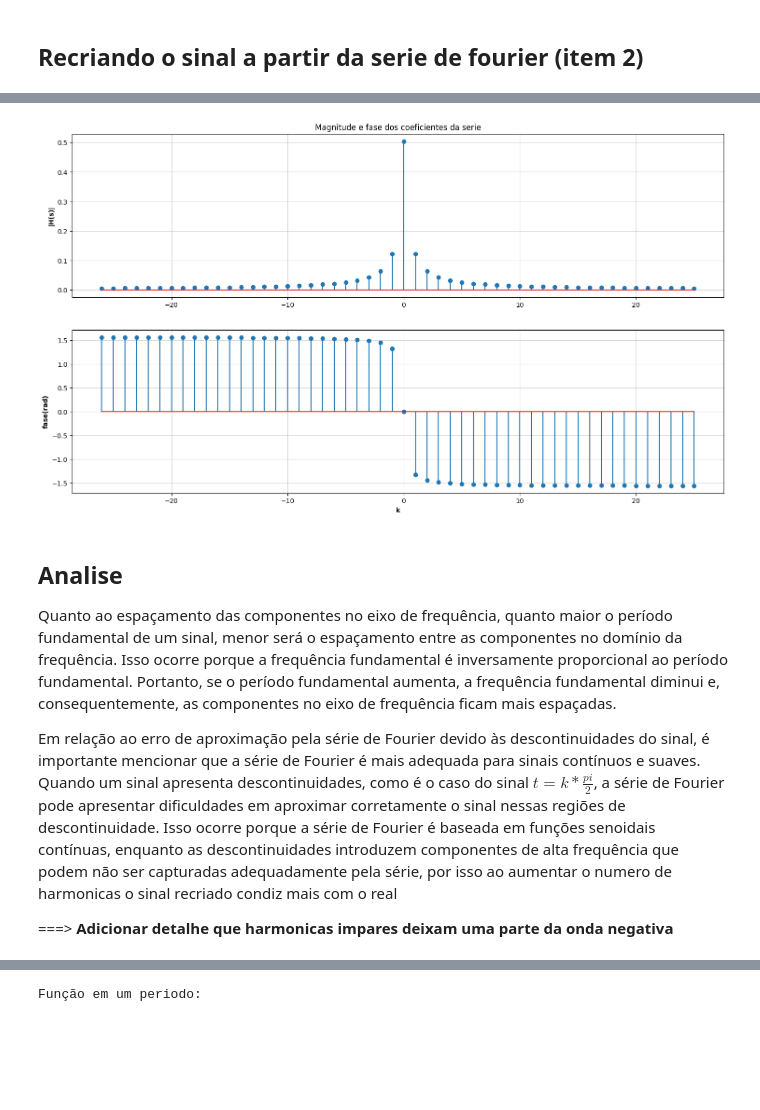
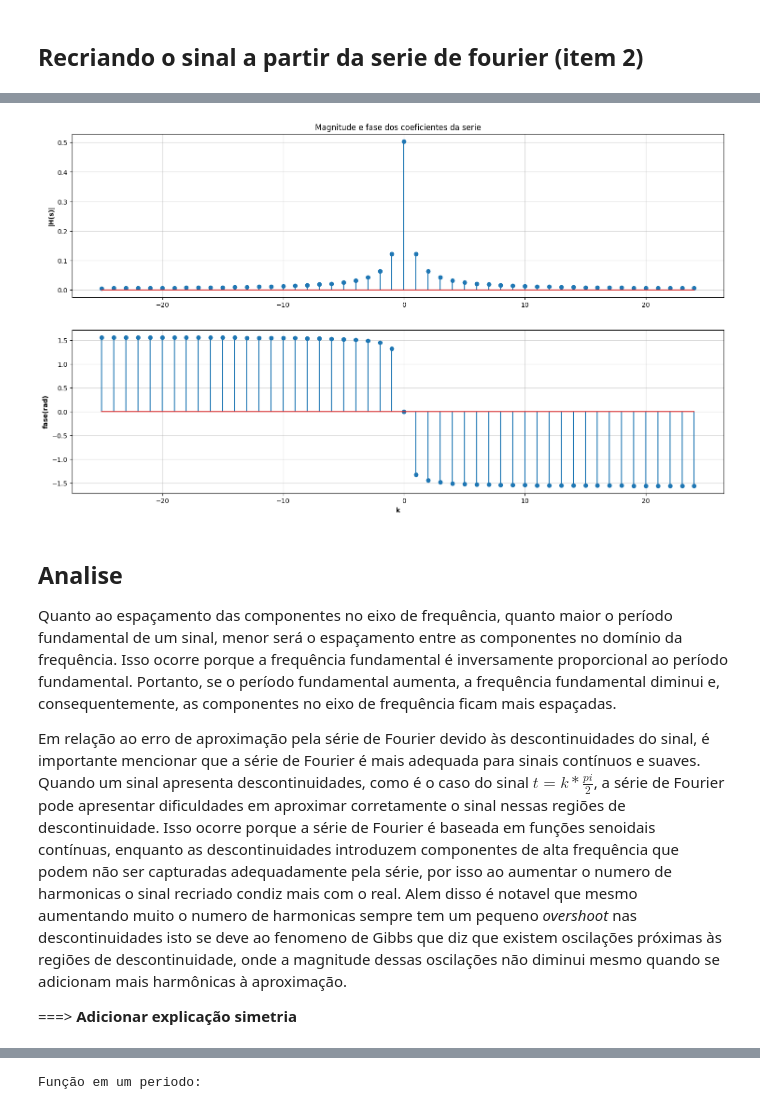
Before and after one commit to JoaoMario109/sinais-e-sistemas, a Jupyter notebook: T2/fourier.ipynb, the cells around one changed output, grey strips where cells are left out. Drawn from its saved outputs; the diff is of its cells as text; code cells hidden in the pictures; blank space fills up the shorter version.

```diff
--- a/T2/fourier.ipynb
+++ b/T2/fourier.ipynb
@@ -252,39 +289,40 @@ ax.grid()
 # %%
 # Converte a equação que define os coeficientes da serie de fourier para uma função ck(k)
 ck_k = sym.lambdify(k, ck)
 
 # Numero de harmonicas
-ks_len = 52
+ks_len = 50
 
 # Criando um vetor de harmonicas
 ks = np.arange(-ks_len / 2, ks_len / 2, 1)
 
 fig = plt.figure(figsize=(18, 10))
 (ax, ax2) = fig.subplots(2, 1)
 ax.set_title("Magnitude e fase dos coeficientes da serie")
 
 # Grafico da magnitude dos coeficientes
 ax.stem(ks, np.abs(ck_k(ks)), label = '|Ck|')
 ax.grid(alpha = 0.5)
 ax.set_ylabel("|H(s)|", weight = "bold")
 
 # Grafico da fase dos coeficientes
 #ax2 = ax.twinx()
 ax2.stem(ks, np.angle(ck_k(ks)), label = 'Ck_fase')
 ax2.set_ylabel("fase(rad)", weight = "bold")
 ax2.set_xlabel("k", weight = "bold")
 ax2.grid(alpha = 0.5)
 # %% [output]
-[figure, old version]
+[figure, new version]
 # %% [markdown]
 ## Analise
 
 Quanto ao espaçamento das componentes no eixo de frequência, quanto maior o período fundamental de um sinal, menor será o espaçamento entre as componentes no domínio da frequência. Isso ocorre porque a frequência fundamental é inversamente proporcional ao período fundamental. Portanto, se o período fundamental aumenta, a frequência fundamental diminui e, consequentemente, as componentes no eixo de frequência ficam mais espaçadas.
 
 
-Em relação ao erro de aproximação pela série de Fourier devido às descontinuidades do sinal, é importante mencionar que a série de Fourier é mais adequada para sinais contínuos e suaves. Quando um sinal apresenta descontinuidades, como é o caso do sinal $t=k * \frac{pi}{2}$, a série de Fourier pode apresentar dificuldades em aproximar corretamente o sinal nessas regiões de descontinuidade. Isso ocorre porque a série de Fourier é baseada em funções senoidais contínuas, enquanto as descontinuidades introduzem componentes de alta frequência que podem não ser capturadas adequadamente pela série, por isso ao aumentar o numero de harmonicas o sinal recriado condiz mais com o real
+Em relação ao erro de aproximação pela série de Fourier devido às descontinuidades do sinal, é importante mencionar que a série de Fourier é mais adequada para sinais contínuos e suaves. Quando um sinal apresenta descontinuidades, como é o caso do sinal $t=k * \frac{pi}{2}$, a série de Fourier pode apresentar dificuldades em aproximar corretamente o sinal nessas regiões de descontinuidade. Isso ocorre porque a série de Fourier é baseada em funções senoidais contínuas, enquanto as descontinuidades introduzem componentes de alta frequência que podem não ser capturadas adequadamente pela série, por isso ao aumentar o numero de harmonicas o sinal recriado condiz mais com o real.
+Alem disso é notavel que mesmo aumentando muito o numero de harmonicas sempre tem um pequeno *overshoot* nas descontinuidades isto se deve ao fenomeno de Gibbs que diz que existem oscilações próximas às regiões de descontinuidade, onde a magnitude dessas oscilações não diminui mesmo quando se adicionam mais harmônicas à aproximação.
 
-===>  **Adicionar detalhe que harmonicas impares deixam uma parte da onda negativa**
+===>  **Adicionar explicação simetria**
 # %% [markdown]
 # Verificando a função 2
 
```
Also changed, not shown: parts of 34 cells of this notebook, 2 other files.
